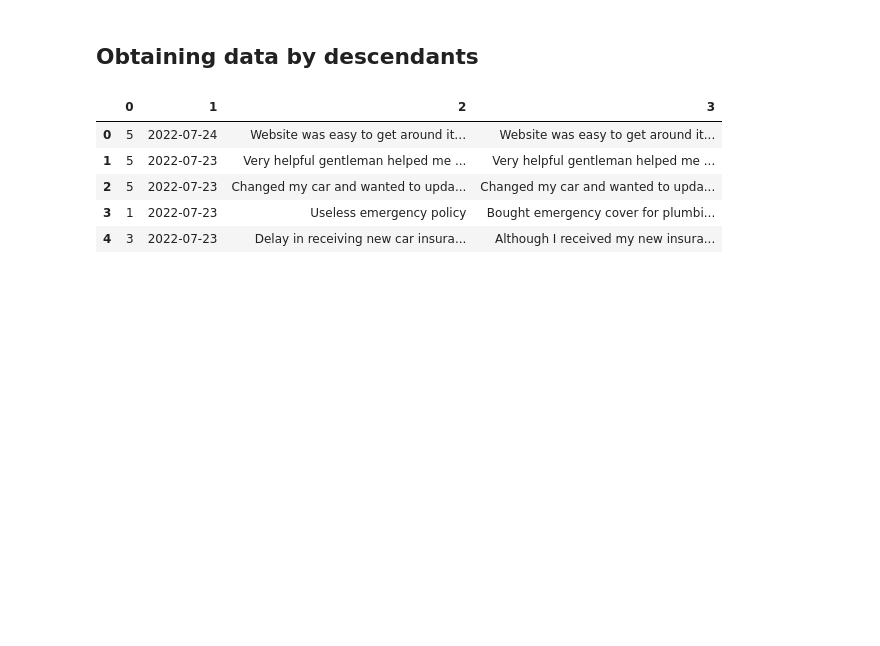
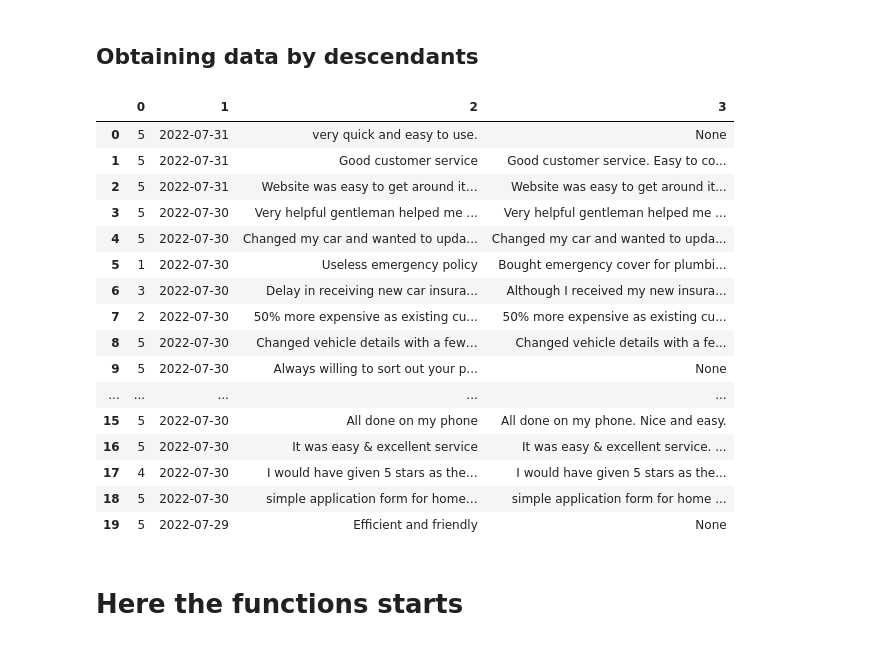
Before and after one commit to evegarcianz/CustomerServiceScraping, a Jupyter notebook: Reviews_Scraping.ipynb, the cells around one changed output. Cells and saved outputs as stored; diff of their text form; code cells hidden in the pictures; blank space fills up the shorter version.

```diff
--- a/Reviews_Scraping.ipynb
+++ b/Reviews_Scraping.ipynb
@@ -23,10 +23,13 @@ import seaborn as sns
 # %%
 #This first URL is to obtain the total of pages we will iterate through
 #'https://www.trustpilot.com/review/www.axa.co.uk and https://www.trustpilot.com/review/www.axa.co.uk?page=1 work exactly the same '
-url= 'https://www.trustpilot.com/review/www.axa.co.uk?page=1'
+url= 'https://www.trustpilot.com/review/homeownersinsurance.com'
 results=requests.get(url)
 doc=BeautifulSoup(results.text, 'html.parser')
 
 #Obtains the total of pages
 pages=doc.find('a', {'name':'pagination-button-last'})
-total_pages=int(pages.string)
+
+# total_pages=int(pages.text)
+# total_pages
+pages.contents
@@ -70,7 +75,8 @@ total_pages=int(pages.string)
 # %%
 # for page in range(total_pages):
 lista=[]
-for page in range(1,total_pages+1):
+for page in range(1,2):
+# for page in range(1,total_pages+1):
 
   #print(f'this is page{page}')
 
@@ -111,13 +117,26 @@ df=pd.DataFrame(lista)
 # %%
 # type(df.Date.loc[0][0])
 # %%
-df.head()
+df
 # %% [output]
 |  | 0 | 1 | 2 | 3 |
-| 0 | 5 | 2022-07-24 | Website was easy to get around it… | Website was easy to get around it... |
-| 1 | 5 | 2022-07-23 | Very helpful gentleman helped me ... | Very helpful gentleman helped me ... |
-| 2 | 5 | 2022-07-23 | Changed my car and wanted to upda... | Changed my car and wanted to upda... |
-| 3 | 1 | 2022-07-23 | Useless emergency policy | Bought emergency cover for plumbi... |
-| 4 | 3 | 2022-07-23 | Delay in receiving new car insura... | Although I received my new insura... |
+| 0 | 5 | 2022-07-31 | very quick and easy to use. | None |
+| 1 | 5 | 2022-07-31 | Good customer service | Good customer service. Easy to co... |
+| 2 | 5 | 2022-07-31 | Website was easy to get around it… | Website was easy to get around it... |
+| 3 | 5 | 2022-07-30 | Very helpful gentleman helped me ... | Very helpful gentleman helped me ... |
+| 4 | 5 | 2022-07-30 | Changed my car and wanted to upda... | Changed my car and wanted to upda... |
+| 5 | 1 | 2022-07-30 | Useless emergency policy | Bought emergency cover for plumbi... |
+| 6 | 3 | 2022-07-30 | Delay in receiving new car insura... | Although I received my new insura... |
+| 7 | 2 | 2022-07-30 | 50% more expensive as existing cu... | 50% more expensive as existing cu... |
+| 8 | 5 | 2022-07-30 | Changed vehicle details with a few… | Changed vehicle details with a fe... |
+| 9 | 5 | 2022-07-30 | Always willing to sort out your p... | None |
+| ... | ... | ... | ... | ... |
+| 15 | 5 | 2022-07-30 | All done on my phone | All done on my phone. Nice and easy. |
+| 16 | 5 | 2022-07-30 | It was easy & excellent service | It was easy & excellent service. ... |
+| 17 | 4 | 2022-07-30 | I would have given 5 stars as the… | I would have given 5 stars as the... |
+| 18 | 5 | 2022-07-30 | simple application form for home… | simple application form for home ... |
+| 19 | 5 | 2022-07-29 | Efficient and friendly | None |
 # %%
 df[1] = pd.to_datetime(df[1]) - pd.to_timedelta(7, unit='d')
+# %% [markdown]
+# Here the functions starts
```
Also changed, not shown: parts of 12 cells of this notebook.
